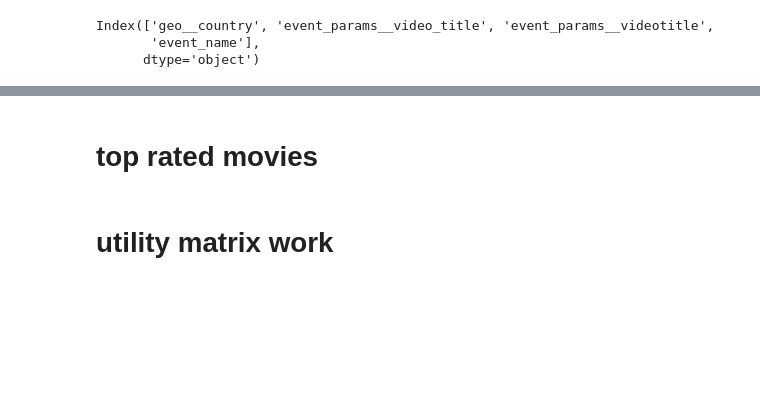
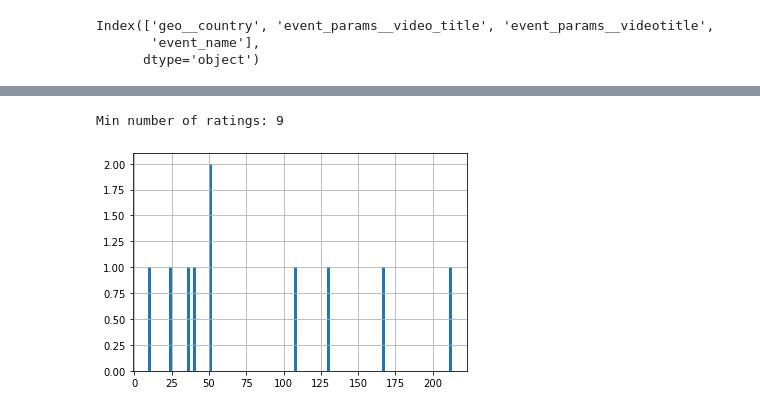
Before and after one commit to dj-betts/jf_project, a Jupyter notebook: recommender_base.ipynb, the cells around one changed output, grey strips where cells are left out. Drawn from its saved outputs; the diff is of its cells as text; code cells hidden in the pictures; blank space fills up the shorter version.

```diff
--- a/recommender_base.ipynb
+++ b/recommender_base.ipynb
@@ -263,0 +209,2 @@ df
+# %%
+df_sparce = df.pivot_table(columns='video_title', values='score', index='geo__country', aggfunc='mean', fill_value=0)
@@ -302,2 +220,0 @@ rec.pred_one_user(user_id='China')
-# %% [markdown]
-# top rated movies
@@ -308,2 +221,7 @@ average_rating.sort_values(ascending=False)
-# %% [markdown]
-# utility matrix work
+# %%
+ratings = (df_sparce > 0).sum(axis=1)
+ratings.hist(bins=100)
+print('Min number of ratings: {}'.format(ratings.min()))
+# %% [output]
+Min number of ratings: 9
+[figure, added]
```
Also changed, not shown: parts of 57 cells of this notebook.
